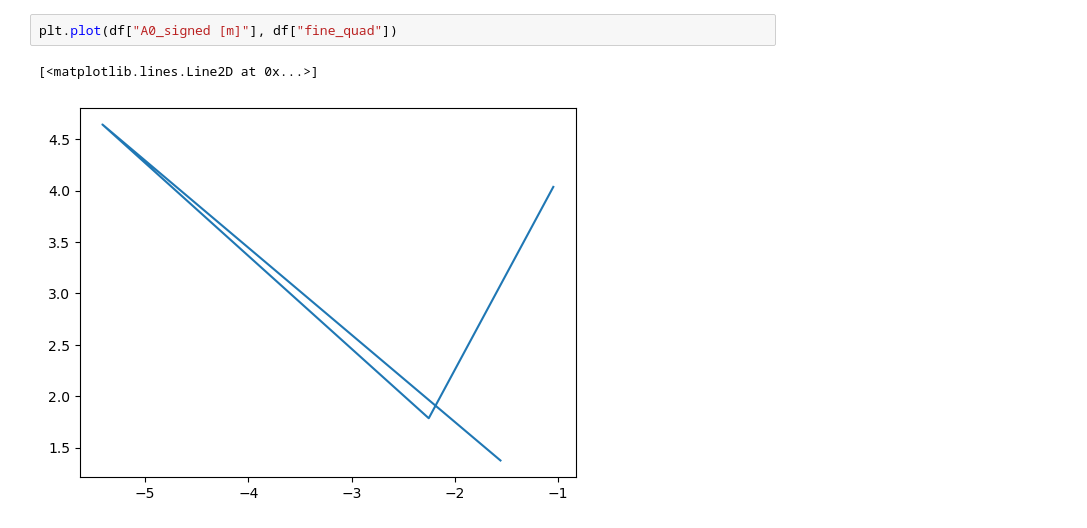
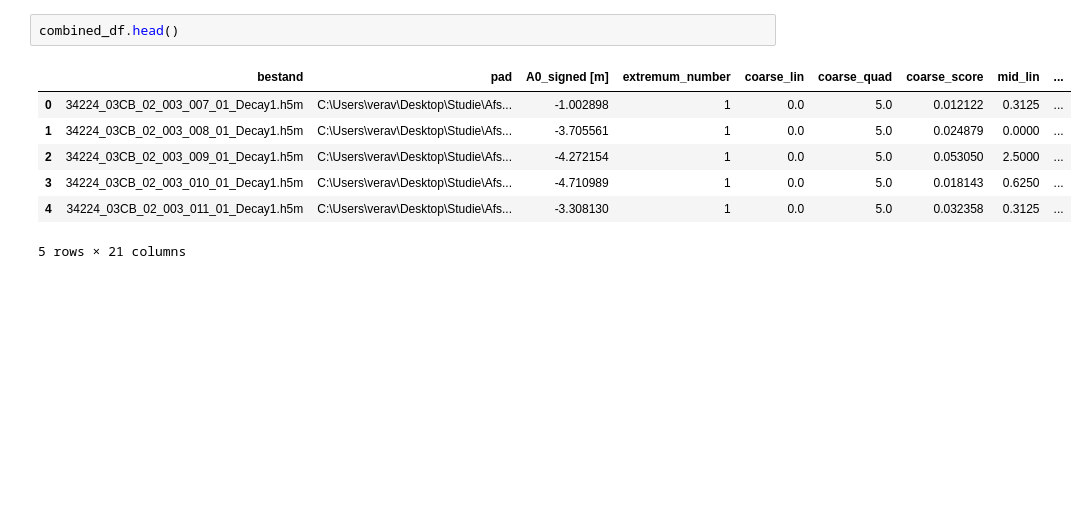
Before and after one commit to veravanspronsen/PHASE2_V2, a Jupyter notebook: Heave/Heave_analysisresults.ipynb, the cells around one changed output. Saved outputs shown, nothing was run; the diff lists cells and outputs as text; blank space fills up the shorter version.

```diff
--- a/Heave/Heave_analysisresults.ipynb
+++ b/Heave/Heave_analysisresults.ipynb
@@ -39,5 +45,10 @@ plt.show()
 # %%
-plt.plot(df["A0_signed [m]"], df["fine_quad"])
+combined_df.head()
 # %% [output]
+|  | bestand | pad | A0_signed [m] | extremum_number | coarse_lin | coarse_quad | coarse_score | mid_lin | ... |
+| 0 | 34224_03CB_02_003_007_01_Decay1.h5m | C:\Users\verav\Desktop\Studie\Afs... | -1.002898 | 1 | 0.0 | 5.0 | 0.012122 | 0.3125 | ... |
+| 1 | 34224_03CB_02_003_008_01_Decay1.h5m | C:\Users\verav\Desktop\Studie\Afs... | -3.705561 | 1 | 0.0 | 5.0 | 0.024879 | 0.0000 | ... |
+| 2 | 34224_03CB_02_003_009_01_Decay1.h5m | C:\Users\verav\Desktop\Studie\Afs... | -4.272154 | 1 | 0.0 | 5.0 | 0.053050 | 2.5000 | ... |
+| 3 | 34224_03CB_02_003_010_01_Decay1.h5m | C:\Users\verav\Desktop\Studie\Afs... | -4.710989 | 1 | 0.0 | 5.0 | 0.018143 | 0.6250 | ... |
+| 4 | 34224_03CB_02_003_011_01_Decay1.h5m | C:\Users\verav\Desktop\Studie\Afs... | -3.308130 | 1 | 0.0 | 5.0 | 0.032358 | 0.3125 | ... |
-[<matplotlib.lines.Line2D at 0x...>]
+5 rows × 21 columns
-[figure, removed]
```
Also changed, not shown: parts of 3 cells of this notebook, 40 other files.
